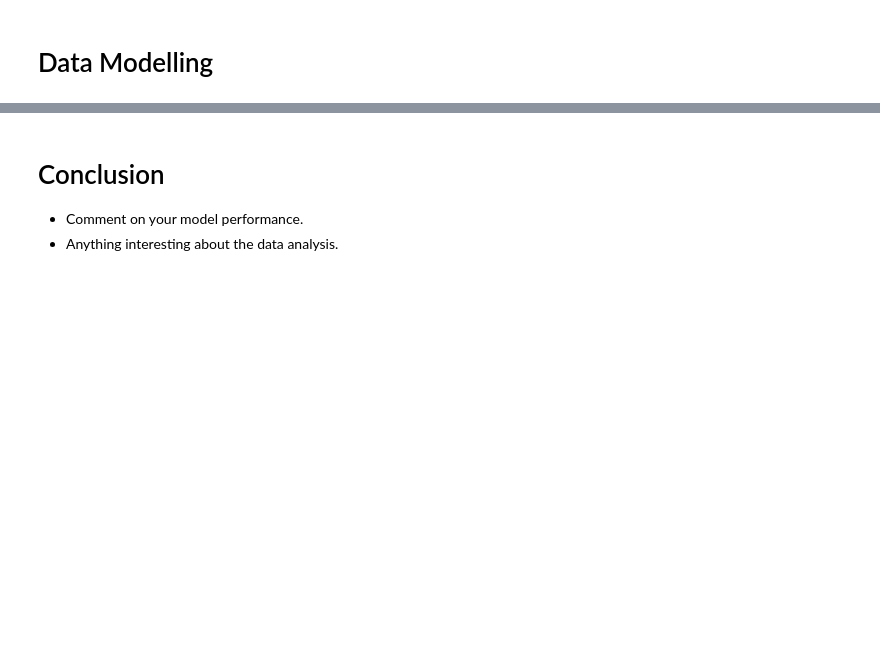
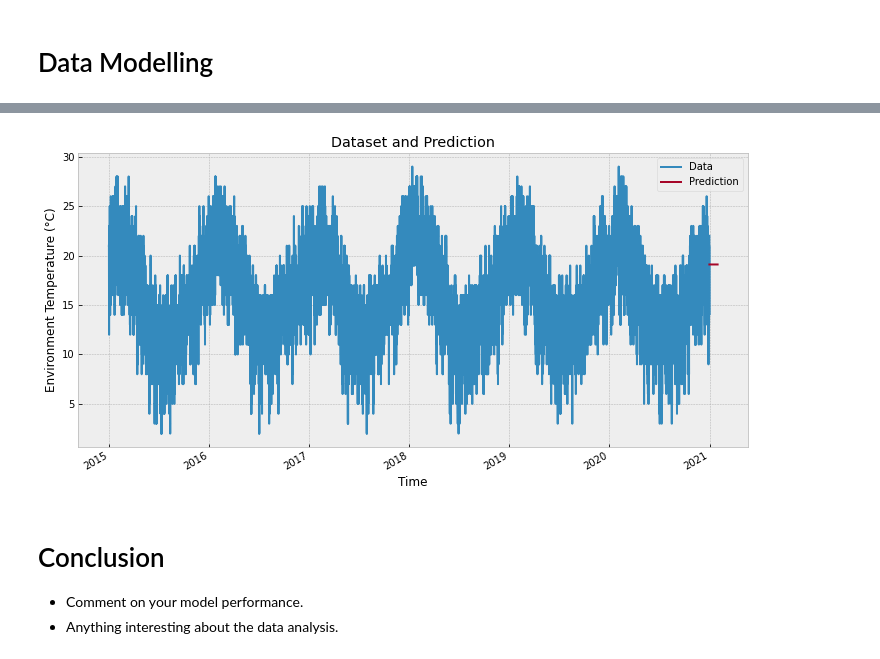
Before and after one commit to BraveNewWord/msa-phase-2, a Jupyter notebook: data-science-module/submission.ipynb, the cells around one changed output, grey strips where cells are left out. Drawn from its saved outputs; the diff is of its cells as text; code cells hidden in the pictures; blank space fills up the shorter version.

```diff
--- a/data-science-module/submission.ipynb
+++ b/data-science-module/submission.ipynb
@@ -209,0 +304,14 @@ plt.show()
+# %%
+# forecast on next month of temperatures after final date on dataset
+print(dataset.tail())
+pred=model.predict(start=len(dataset) + 1455, end=len(dataset) + 2895, typ="levels")
+print("-"*20)
+print(pred)
+dataset.plot(legend=True, label="Data")
+pred.plot(legend=True, label="Prediction")
+plt.rcParams['figure.figsize'] = [12, 6]
+plt.title("Dataset and Prediction")
+plt.xlabel('Time')
+plt.ylabel('Environment Temperature (°C)')
+plt.show()
+# %% [output]
@@ -210,3 +338,4 @@ plt.show()
+[figure, added]
 # %% [markdown]
 # Conclusion
 
```
Also changed, not shown: parts of 16 cells of this notebook, 1 other file.
